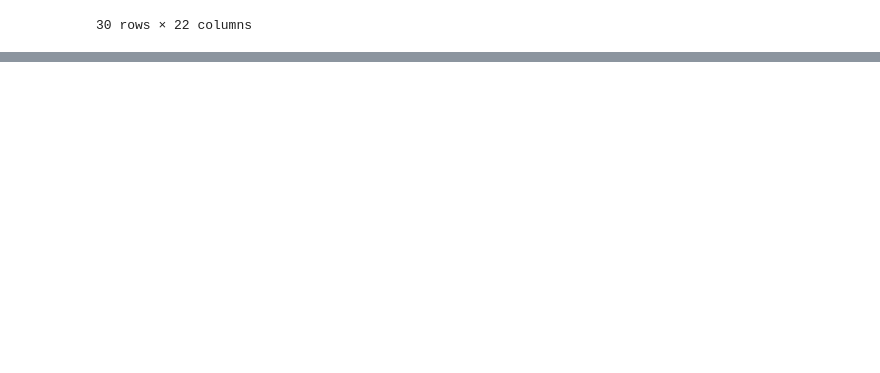
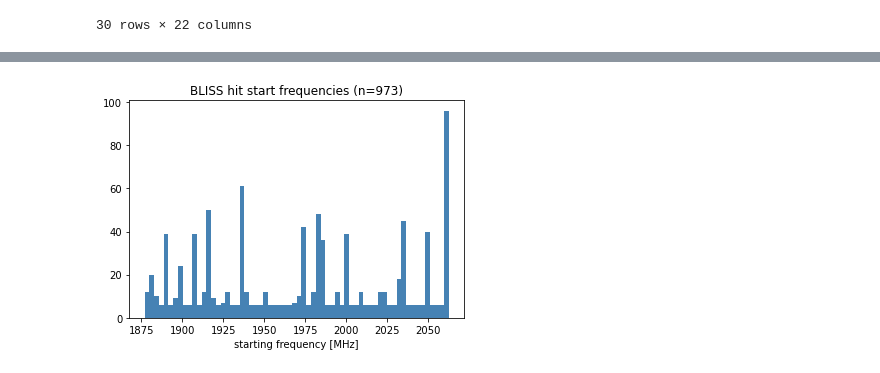
Before and after one commit to bjacobell/gbt-hdbscan, a Jupyter notebook: blimpy_test.ipynb, the cells around one changed output, grey strips where cells are left out. Drawn from its saved outputs; the diff is of its cells as text; code cells hidden in the pictures; blank space fills up the shorter version.

```diff
--- a/blimpy_test.ipynb
+++ b/blimpy_test.ipynb
@@ -144,0 +153,9 @@ NameError: name 'plt' is not defined
+# %%
+plt.hist(freqs, bins=64, color='steelblue')
+plt.title(f'BLISS hit start frequencies (n={len(freqs)})')
+plt.xlabel('starting frequency [MHz]')
+#plt.yscale('log')
+#plt.grid()
+plt.show()
+# %% [output]
+[figure, added]
```
Also changed, not shown: parts of 16 cells of this notebook, 2 other files.
